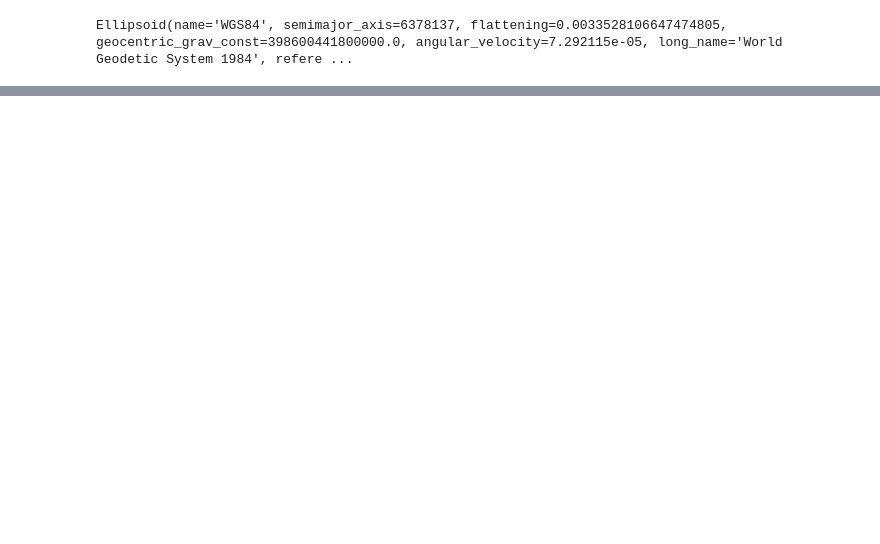
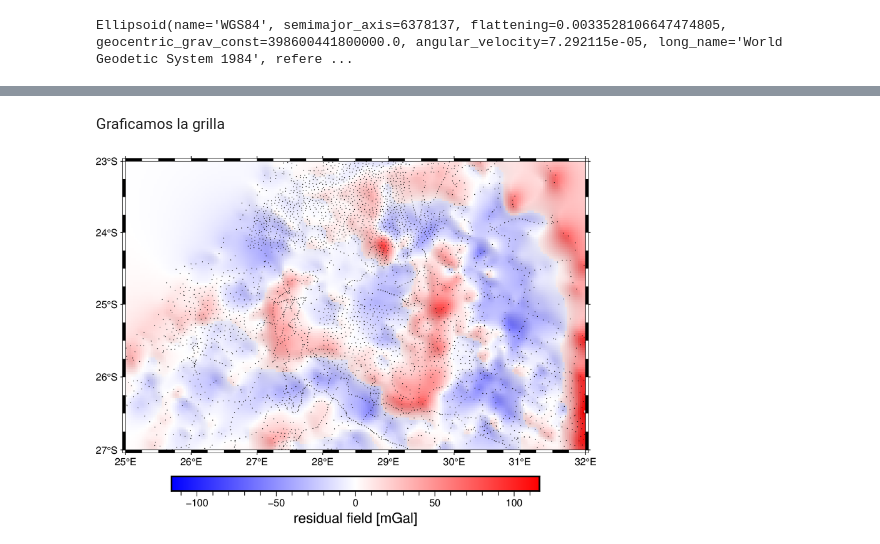
Before and after one commit to santisoler/coco-fatiando-tutorial, a Jupyter notebook: fatiando-tutorial.ipynb, the cells around one changed output, grey strips where cells are left out. Saved outputs shown, nothing was run; the diff lists cells and outputs as text; code cells hidden in the pictures; blank space fills up the shorter version.

```diff
--- a/fatiando-tutorial.ipynb
+++ b/fatiando-tutorial.ipynb
@@ -563,0 +704,5 @@ fig.show()
+# %%
+eqs = hm.EquivalentSources(damping=10, depth=10e3)
+
+coordinates = (data.easting_m, data.northing_m, data.height_sea_level_m)
+eqs.fit(coordinates, data.gravity_residual_mgal)
@@ -563,0 +713,10 @@ fig.show()
+# %%
+residual_grid = eqs.grid(
+    upward=2200,  # Height in meters
+    region=region,
+    spacing=2 / 60,  # Decimal degrees
+    data_names=["gravity_residual"],
+    dims=("latitude", "longitude"),
+    projection=projection,
+)
+residual_grid
@@ -563,0 +734,22 @@ fig.show()
+# %% [markdown]
+Graficamos la grilla
+# %%
+fig = pygmt.Figure()
+scale = vd.maxabs(residual_grid.gravity_residual)
+pygmt.makecpt(cmap="polar", series=[-scale, scale], no_bg=True)
+fig.grdimage(
+    residual_grid.gravity_residual,
+    shading="+a45+nt0.15",
+    projection="M15c",
+    frame=True,
+)
+fig.colorbar(frame='af+l"residual field [mGal]"')
+fig.plot(
+    x=data.longitude,
+    y=data.latitude,
+    style="c0.02c",
+    color="black",
+)
+fig.show()
+# %% [output]
+[figure, added]
```
Also changed, not shown: parts of 52 cells of this notebook, 1 other file.
